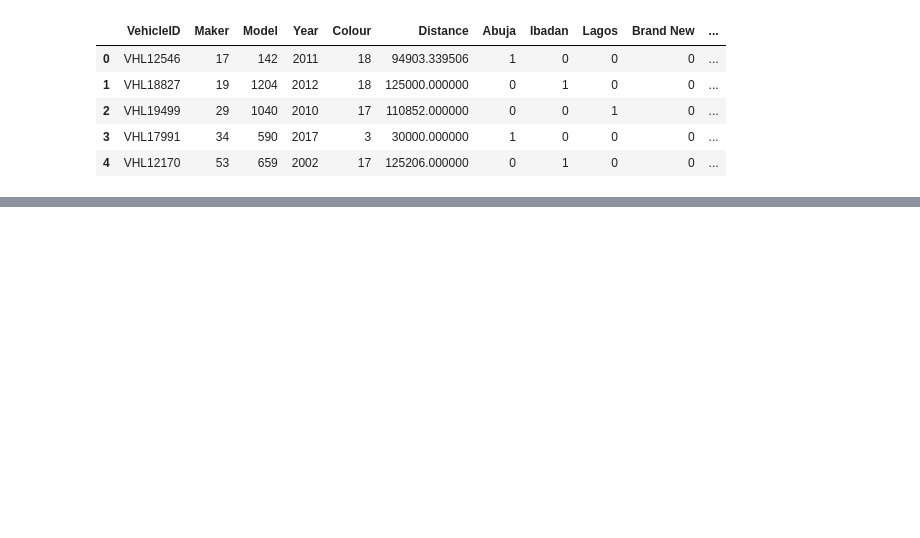
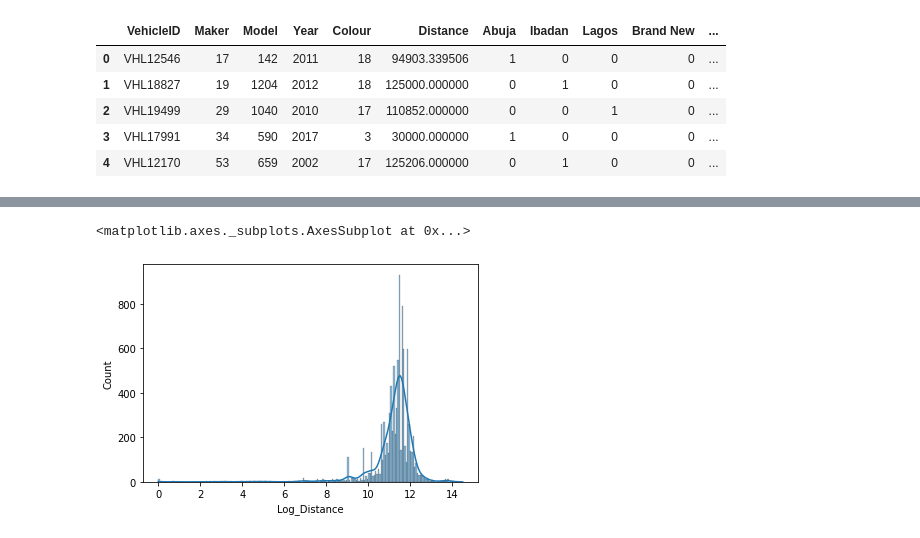
Before and after one commit to eskayML/Free-ai-classes-2022, a Jupyter notebook: Using_Boosting.ipynb, the cells around one changed output, grey strips where cells are left out. Drawn from its saved outputs; the diff is of its cells as text; code cells hidden in the pictures; blank space fills up the shorter version.

```diff
--- a/Using_Boosting.ipynb
+++ b/Using_Boosting.ipynb
@@ -34,0 +36,5 @@ sns.histplot(x = 'Colour', kde = True, data  = all)
+# %%
+sns.histplot(x = 'Log_Distance', kde = True, data  = all)
+# %% [output]
+<matplotlib.axes._subplots.AxesSubplot at 0x...>
+[figure, added]
```
Also changed, not shown: parts of 21 cells of this notebook.
